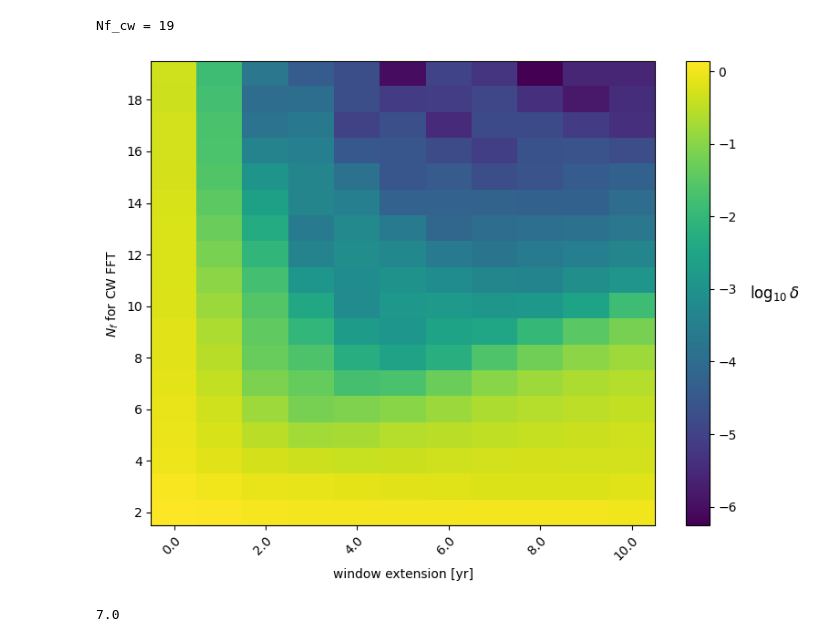
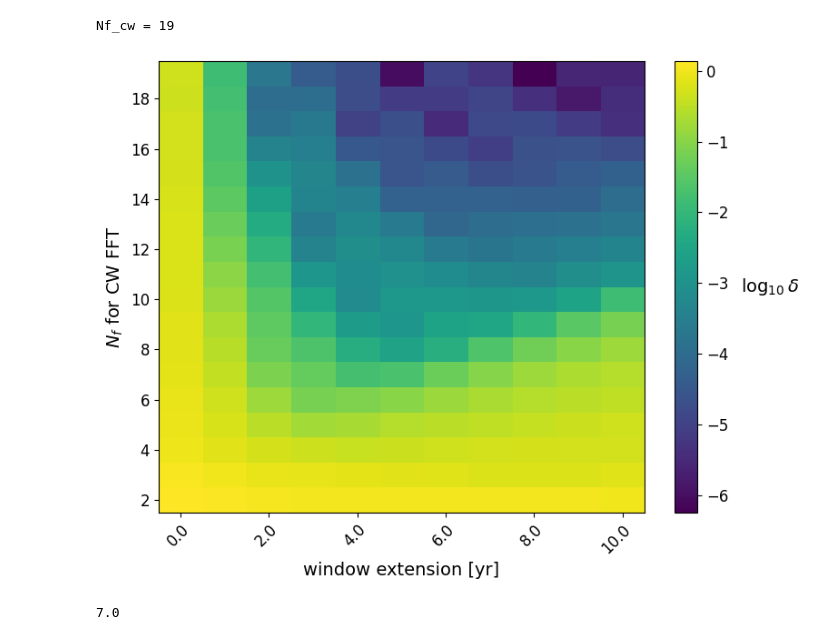
Before and after one commit to aiden-g12321/PTA_joint, a Jupyter notebook: cw_test.ipynb, the cells around one changed output. Saved outputs shown, nothing was run; the diff lists cells and outputs as text; code cells hidden in the pictures.

```diff
--- a/cw_test.ipynb
+++ b/cw_test.ipynb
@@ -178,39 +167,40 @@ Nf_cw = 19
 # %%
 # Create the figure and axis
 fig, ax = plt.subplots(figsize=(8, 6))
 
 # Create the heatmap
 cax = ax.imshow(np.log10(avg_powers), aspect='auto', cmap='viridis', origin='lower')
 
 # Add colorbar
 cbar = fig.colorbar(cax, ax=ax, orientation='vertical')
+cbar.ax.tick_params(labelsize=12)
 # cbar.set_label(r'$\frac{|\delta \vec{t}_{{{CW}}} - \mathbf{F}\vec{a}_{{{CW}}}|^2}{|\delta \vec{t}_{{{CW}}}|^2}$',
 #                loc='center', fontsize=14, labelpad=10)
 cbar.set_label(r'$\log_{{{10}}}\delta$',
-               loc='center', fontsize=12, labelpad=10)
+               loc='center', fontsize=14, labelpad=10)
 cbar.ax.yaxis.label.set_rotation(0)
 cbar.ax.yaxis.label.set_ha('left')
 cbar.ax.yaxis.label.set_va('center')
 
 # Set title and axis labels
 # ax.set_title('Relative error of CW Fourier representaion')
-ax.set_xlabel(r'window extension [yr]')
-ax.set_ylabel(r'$N_f$ for CW FFT')
+ax.set_xlabel(r'window extension [yr]', fontsize=14)
+ax.set_ylabel(r'$N_f$ for CW FFT', fontsize=14)
 
 # axes ticks
 ax.set_xticks(np.arange(avg_powers.shape[1])[::2])
 ax.set_yticks(np.arange(avg_powers.shape[0])[::2])
-ax.set_xticklabels(window_ext_yrs[::2])
-ax.set_yticklabels(Nf_cws[::2])
+ax.set_xticklabels(window_ext_yrs[::2], fontsize=12)
+ax.set_yticklabels(Nf_cws[::2], fontsize=12)
 
 # Optionally rotate x-tick labels if needed
 plt.setp(ax.get_xticklabels(), rotation=45, ha='right', rotation_mode='anchor')
 
 # Adjust layout and show plot
 plt.tight_layout()
 plt.show()
 # %% [output]
-[figure, old version]
+[figure, new version]
 # %%
 # find lowest error for Nf = 15
 min_ndx = np.argmin(avg_powers[np.where(Nf_cws == 15)])
```
Also changed, not shown: parts of 7 cells of this notebook, 15 other files.
